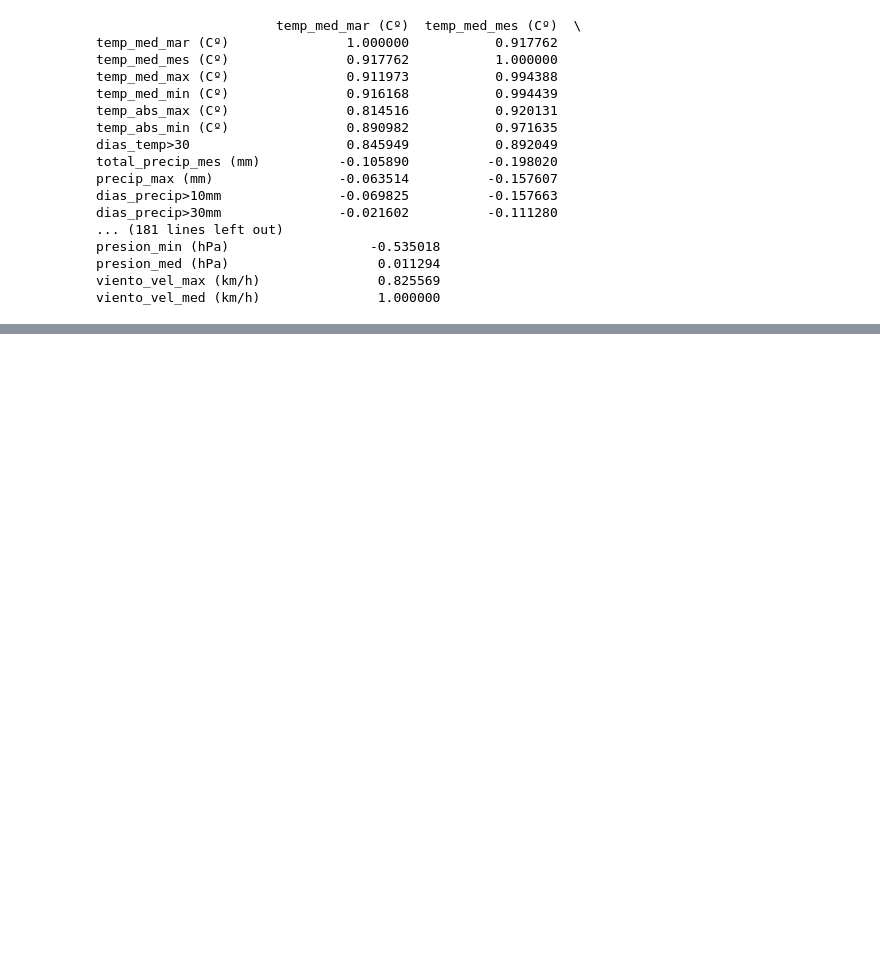
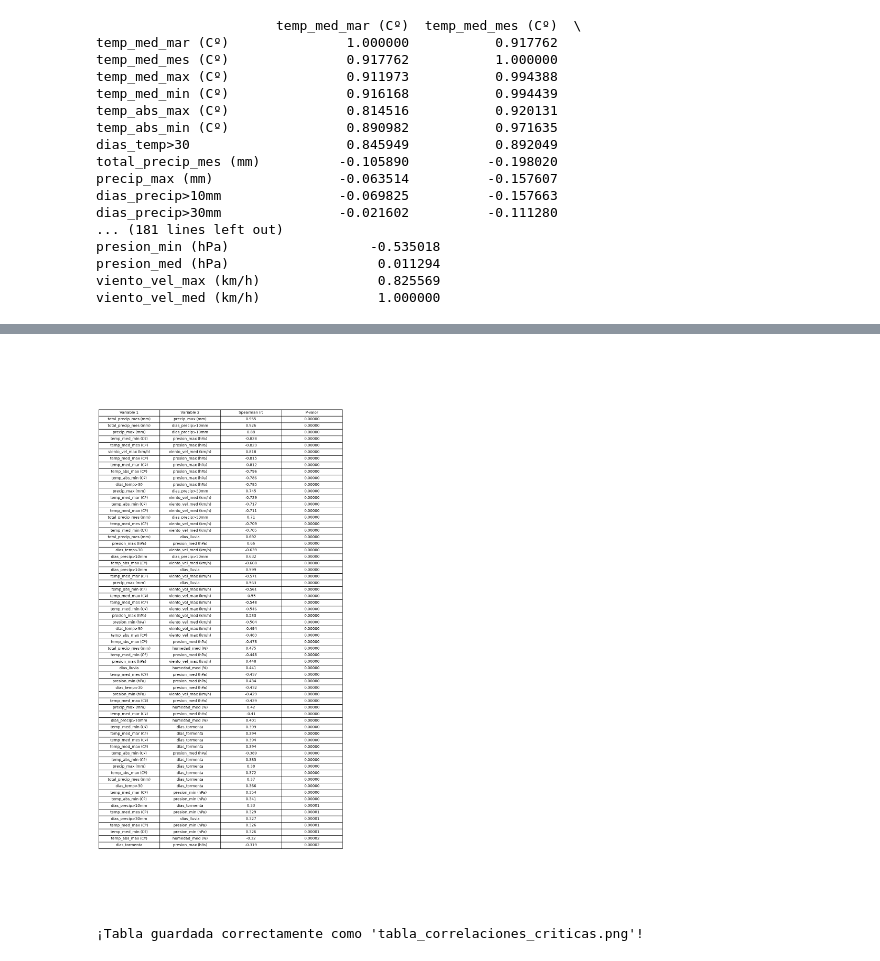
Before and after one commit to mariot11/EDA_Aemet, a Jupyter notebook: src/tratamiento_de_datos_2.ipynb, the cells around one changed output, grey strips where cells are left out. Cells and saved outputs as stored; diff of their text form; code cells hidden in the pictures; blank space fills up the shorter version.

```diff
--- a/src/tratamiento_de_datos_2.ipynb
+++ b/src/tratamiento_de_datos_2.ipynb
@@ -58,8 +58,8 @@ presion_med (hPa)                   0.011294
 viento_vel_max (km/h)               0.825569
 viento_vel_med (km/h)               1.000000
 # %%
-matriz_correlaciones_otonio = df_meteo[df_meteo.index.month.isin([8, 9, 10, 11, 12])]
-matriz_correlaciones_otonio = matriz_correlaciones_otonio.corr(method= "spearman")
+matriz_otonio = df_meteo[df_meteo.index.month.isin([8, 9, 10, 11, 12])]
+matriz_correlaciones_otonio = matriz_otonio.corr(method= "spearman")
 matriz_correlaciones_otonio
 # %% [output]
 |  | temp_med_mar (Cº) | temp_med_mes (Cº) | temp_med_max (Cº) | temp_med_min (Cº) | temp_abs_max (Cº) | ... |
@@ -81,0 +153,8 @@ matriz_correlaciones_otonio
+# %%
+tabla_interes = crear_tabla_spearmanr(matriz_otonio)
+# with pd.option_context('display.max_rows', None, 'display.max_columns', None):
+#         display(tabla_interes)
+convertir_tabla_en_imagen(tabla_interes)
+# %% [output]
+[figure, added]
+¡Tabla guardada correctamente como 'tabla_correlaciones_criticas.png'!
```
Also changed, not shown: parts of 2 cells of this notebook, 2 other files.
